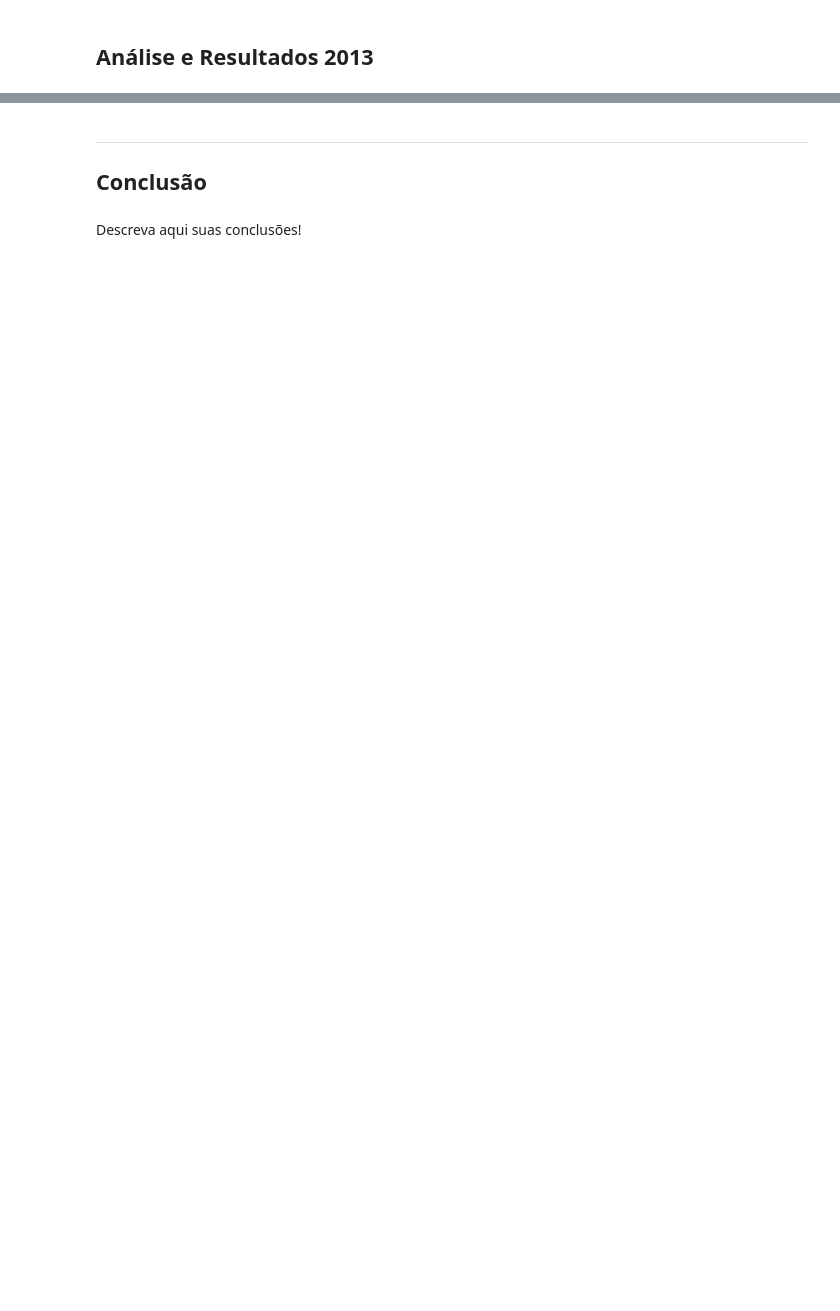
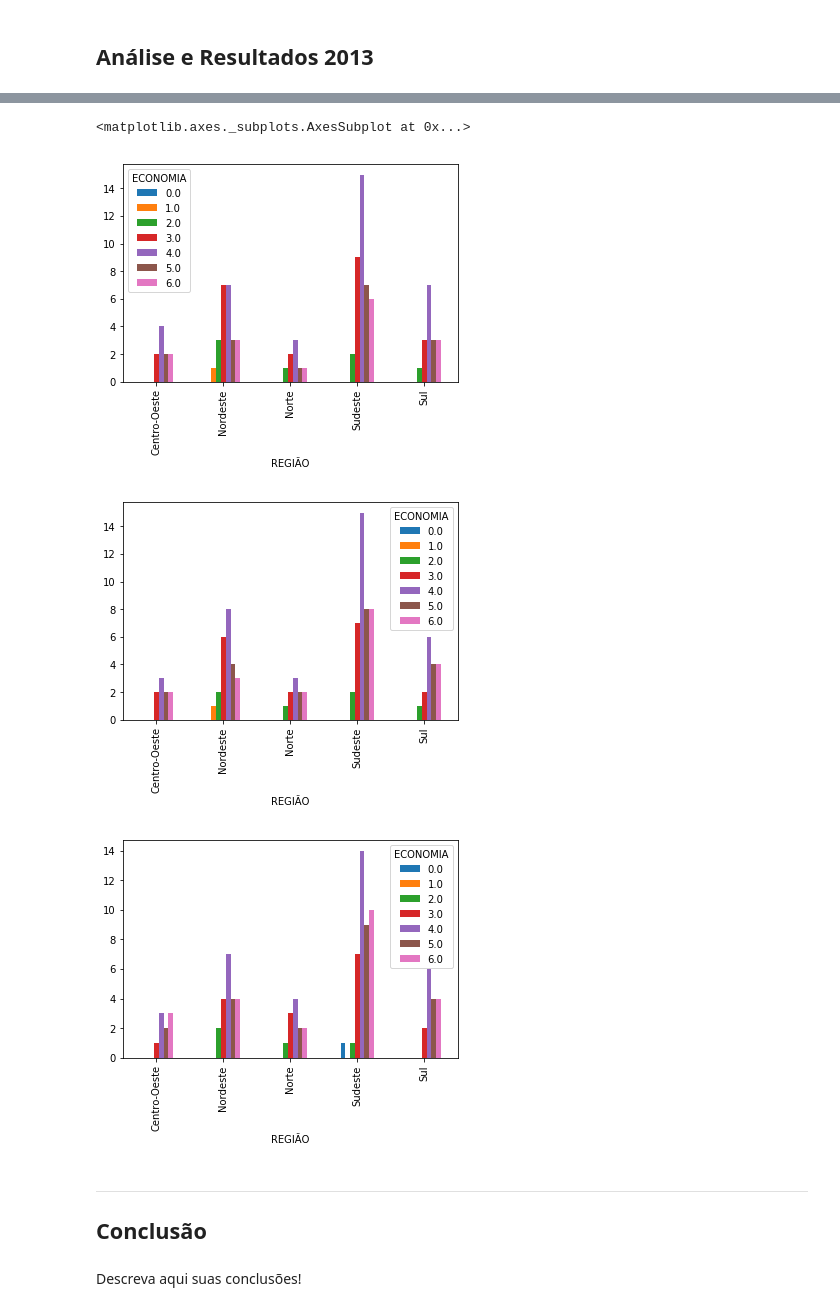
Before and after one commit to TiagoMingossi/CD, a Jupyter notebook: Projeto1 Layout.ipynb, the cells around one changed output, grey strips where cells are left out. Cells and saved outputs as stored; diff of their text form; code cells hidden in the pictures; blank space fills up the shorter version.

```diff
--- a/Projeto1 Layout.ipynb
+++ b/Projeto1 Layout.ipynb
@@ -113,2 +118,5 @@ ___
+# %%
+tabela2=tabela2.loc[:,['V0101','UF','V0226','V02273','V02322','V02424','V02426','ÁREA','V4622','REGIAO']]
+tabela2.columns=(['ANO','ESTADO','TELEVISÃO_EM_CORES','SINAL_DIGITAL_E_TV_ABERTA','ACESSO_À_INTERNET','INTERNET_3G_E_4G','INTERNET_BANDA_LARGA','URBANA_OU_RURAL','ECONOMIA','REGIÃO'])
 # %%
 #tabela2
@@ -116,0 +137,5 @@ ___
+# %%
+tabela3.loc[(tabela3.V4105<=3),'ÁREA'] = 'Urbana'
+tabela3.loc[(tabela3.V4105>3),'ÁREA'] = 'Rural'
+tabela3.V4105 = tabela3.V4105.astype('category')
+tabela3.ÁREA = tabela3.ÁREA.astype('category')
@@ -116,0 +280,17 @@ ___
+# %%
+ct = pd.crosstab(tabela.REGIÃO, tabela.ECONOMIA)
+ct = (ct/ct.sum().sum()*100).round(decimals=0)
+ct.plot(kind='bar')
+
+ct2 = pd.crosstab(tabela2.REGIÃO, tabela2.ECONOMIA)
+ct2 = (ct2/ct2.sum().sum()*100).round(decimals=0)
+ct2.plot(kind='bar')
+
+ct3 = pd.crosstab(tabela3.REGIÃO, tabela3.ECONOMIA)
+ct3 = (ct3/ct3.sum().sum()*100).round(decimals=0)
+ct3.plot(kind='bar')
+# %% [output]
+<matplotlib.axes._subplots.AxesSubplot at 0x...>
+[figure, added]
+[figure, added]
+[figure, added]
```
Also changed, not shown: parts of 25 cells of this notebook.
